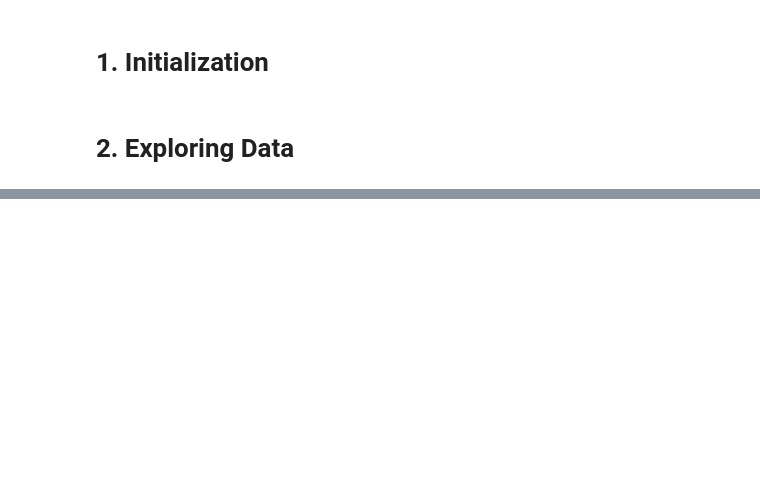
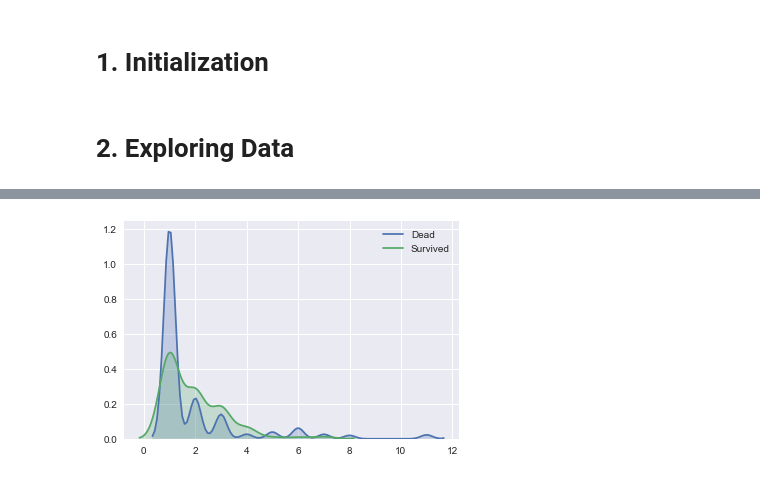
Before and after one commit to ehsanmaag/Titanic-Survival, a Jupyter notebook: Titanic_Survival.ipynb, the cells around one changed output, grey strips where cells are left out. Cells and saved outputs as stored; diff of their text form; code cells hidden in the pictures; blank space fills up the shorter version.

```diff
--- a/Titanic_Survival.ipynb
+++ b/Titanic_Survival.ipynb
@@ -106,0 +144,15 @@ plt.show()
+# %%
+# d_test[d_test['Fare'].isnull()].head()
+
+# Fill in na for Fare based on the mean of Pclass
+d_test['Fare'] =d_test.groupby('Pclass')['Fare'].transform(lambda x: x.fillna(x.mean()))
+# %%
+# Combine sibling and parent/child/spouse/sibling in FamilySize
+d_train['FamilySize'] = d_train['SibSp'] + d_train['Parch'] + 1
+d_test['FamilySize'] = d_test['SibSp'] + d_test['Parch'] + 1
+
+sns.kdeplot(d_train[d_train['Survived']==0]['FamilySize'], shade=True, label='Dead')
+sns.kdeplot(d_train[d_train['Survived']==1]['FamilySize'], shade=True, label='Survived')
+plt.show()
+# %% [output]
+[figure, added]
```
Also changed, not shown: parts of 11 cells of this notebook.
